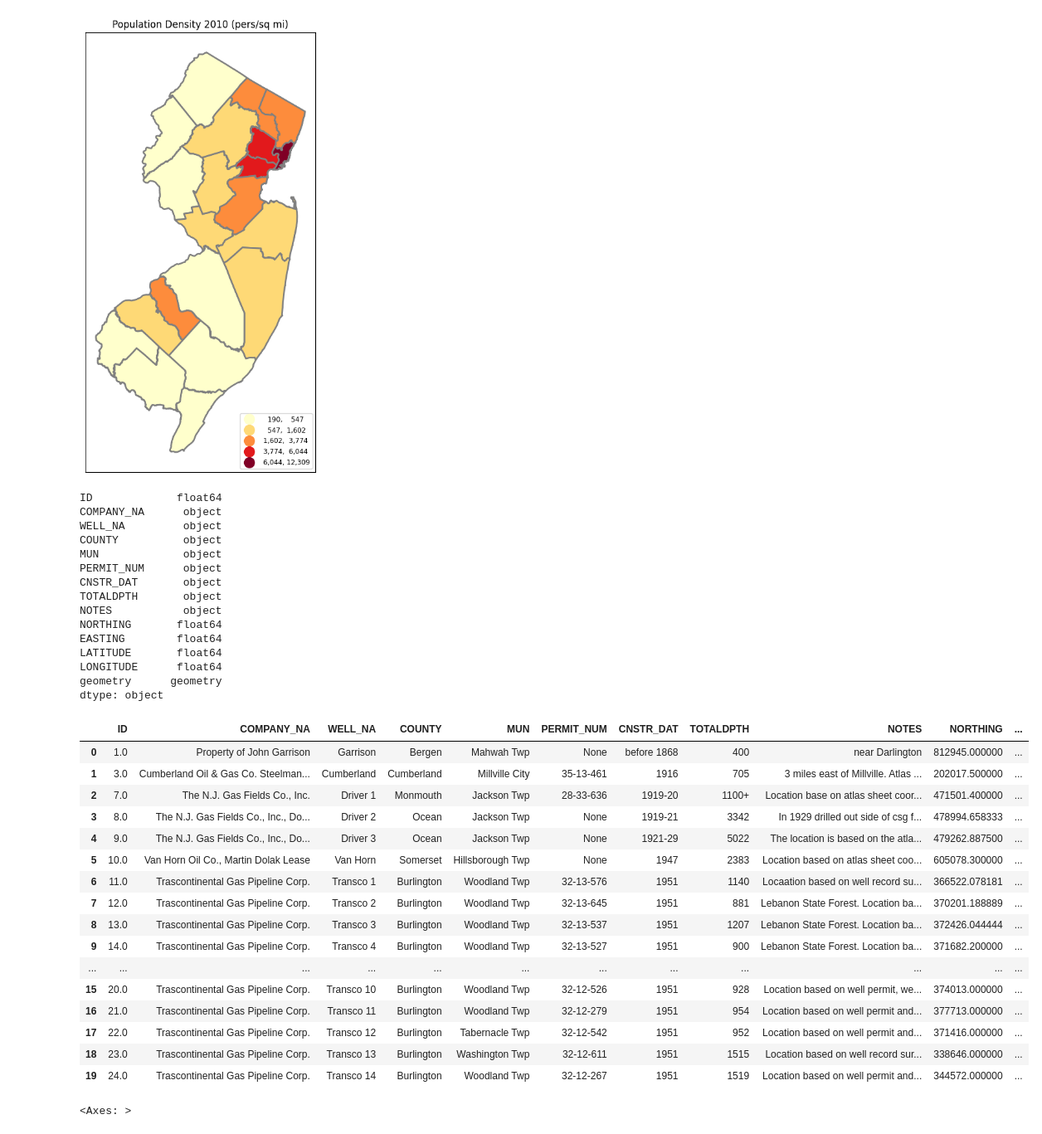
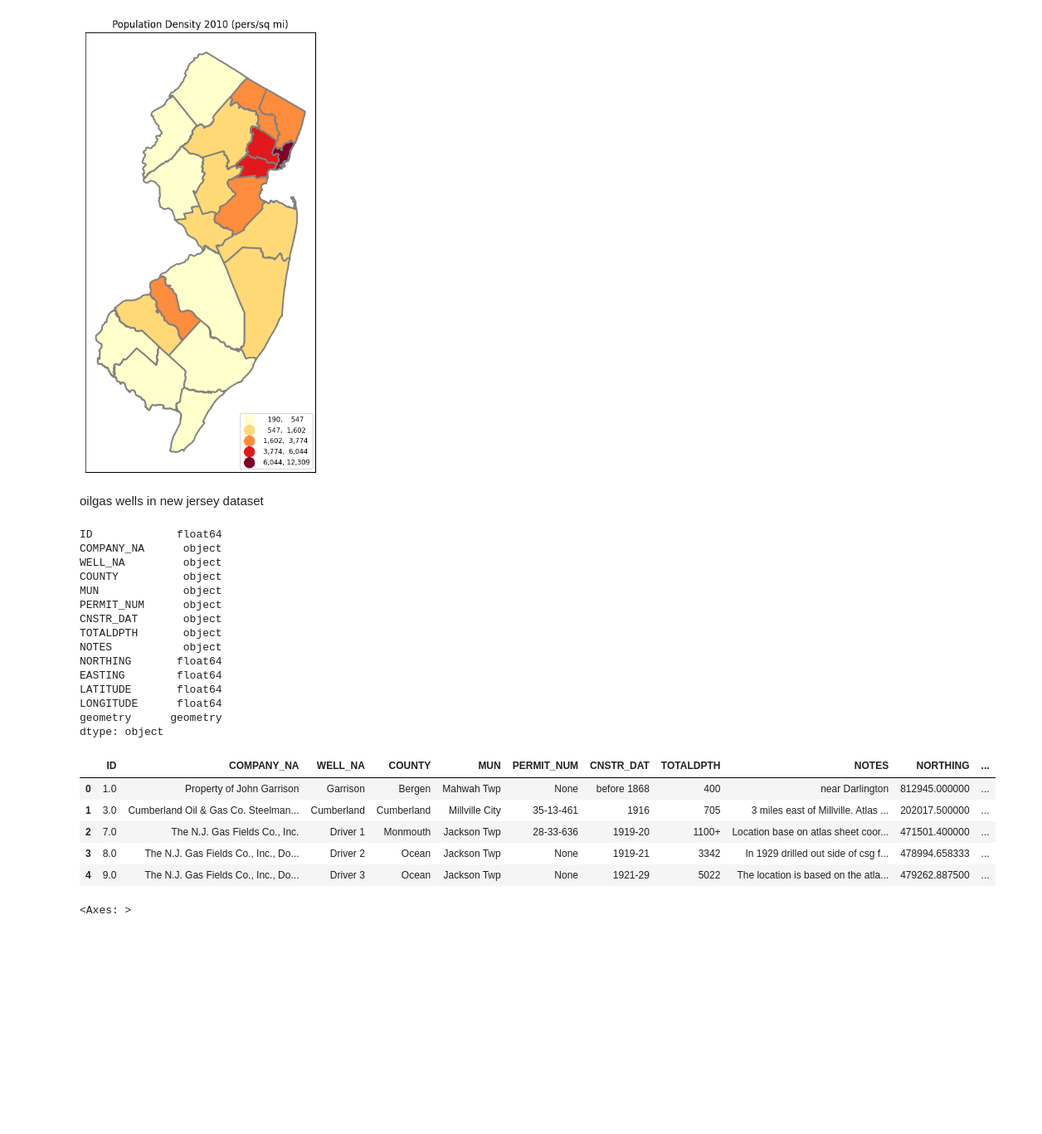
Before and after one commit to Darshan-Deepak/DS, a Jupyter notebook: PS3.ipynb, the cells around one changed output. Shown at 83% size. Cells and saved outputs as stored; diff of their text form; code cells hidden in the pictures; blank space fills up the shorter version.

```diff
--- a/PS3.ipynb
+++ b/PS3.ipynb
@@ -117,48 +95,39 @@ ax.set_yticks([]) #kills xticks
 []
 []
 [figure]
+# %% [markdown]
+oilgas wells in new jersey dataset
 # %%
 ! wget -q -O njc0.zip https://docs.google.com/uc?id=1YW1RclPKsBCKvGXg9-kXBPsXx7oaoKkl&export=download
 zip_ref = zipfile.ZipFile('njc0.zip','r');
 zip_ref.extractall();
 zip_ref.close()
 
 geo =gpd.read_file('OilGasWells.shp')
 geo.dtypes
-geo.head(20)
+geo.head(5)
 # %% [output]
 ID             float64
 COMPANY_NA      object
 WELL_NA         object
 COUNTY          object
 MUN             object
 PERMIT_NUM      object
 CNSTR_DAT       object
 TOTALDPTH       object
 NOTES           object
 NORTHING       float64
 EASTING        float64
 LATITUDE       float64
 LONGITUDE      float64
 geometry      geometry
 dtype: object
 |  | ID | COMPANY_NA | WELL_NA | COUNTY | MUN | PERMIT_NUM | CNSTR_DAT | TOTALDPTH | NOTES | NORTHING | ... |
 | 0 | 1.0 | Property of John Garrison | Garrison | Bergen | Mahwah Twp | None | before 1868 | 400 | near Darlington | 812945.000000 | ... |
 | 1 | 3.0 | Cumberland Oil & Gas Co. Steelman... | Cumberland | Cumberland | Millville City | 35-13-461 | 1916 | 705 | 3 miles east of Millville. Atlas ... | 202017.500000 | ... |
 | 2 | 7.0 | The N.J. Gas Fields Co., Inc. | Driver 1 | Monmouth | Jackson Twp | 28-33-636 | 1919-20 | 1100+ | Location base on atlas sheet coor... | 471501.400000 | ... |
 | 3 | 8.0 | The N.J. Gas Fields Co., Inc., Do... | Driver 2 | Ocean | Jackson Twp | None | 1919-21 | 3342 | In 1929 drilled out side of csg f... | 478994.658333 | ... |
 | 4 | 9.0 | The N.J. Gas Fields Co., Inc., Do... | Driver 3 | Ocean | Jackson Twp | None | 1921-29 | 5022 | The location is based on the atla... | 479262.887500 | ... |
-| 5 | 10.0 | Van Horn Oil Co., Martin Dolak Lease | Van Horn | Somerset | Hillsborough Twp | None | 1947 | 2383 | Location based on atlas sheet coo... | 605078.300000 | ... |
-| 6 | 11.0 | Trascontinental Gas Pipeline Corp. | Transco 1 | Burlington | Woodland Twp | 32-13-576 | 1951 | 1140 | Locaation based on well record su... | 366522.078181 | ... |
-| 7 | 12.0 | Trascontinental Gas Pipeline Corp. | Transco 2 | Burlington | Woodland Twp | 32-13-645 | 1951 | 881 | Lebanon State Forest. Location ba... | 370201.188889 | ... |
-| 8 | 13.0 | Trascontinental Gas Pipeline Corp. | Transco 3 | Burlington | Woodland Twp | 32-13-537 | 1951 | 1207 | Lebanon State Forest. Location ba... | 372426.044444 | ... |
-| 9 | 14.0 | Trascontinental Gas Pipeline Corp. | Transco 4 | Burlington | Woodland Twp | 32-13-527 | 1951 | 900 | Lebanon State Forest. Location ba... | 371682.200000 | ... |
-| ... | ... | ... | ... | ... | ... | ... | ... | ... | ... | ... | ... |
-| 15 | 20.0 | Trascontinental Gas Pipeline Corp. | Transco 10 | Burlington | Woodland Twp | 32-12-526 | 1951 | 928 | Location based on well permit, we... | 374013.000000 | ... |
-| 16 | 21.0 | Trascontinental Gas Pipeline Corp. | Transco 11 | Burlington | Woodland Twp | 32-12-279 | 1951 | 954 | Location based on well permit and... | 377713.000000 | ... |
-| 17 | 22.0 | Trascontinental Gas Pipeline Corp. | Transco 12 | Burlington | Tabernacle Twp | 32-12-542 | 1951 | 952 | Location based on well permit and... | 371416.000000 | ... |
-| 18 | 23.0 | Trascontinental Gas Pipeline Corp. | Transco 13 | Burlington | Washington Twp | 32-12-611 | 1951 | 1515 | Location based on well record sur... | 338646.000000 | ... |
-| 19 | 24.0 | Trascontinental Gas Pipeline Corp. | Transco 14 | Burlington | Woodland Twp | 32-12-267 | 1951 | 1519 | Location based on well permit and... | 344572.000000 | ... |
 # %%
 geo['enr'] = geo.NORTHING.astype(float)
 # %%
```
Also changed, not shown: parts of 37 cells of this notebook.
